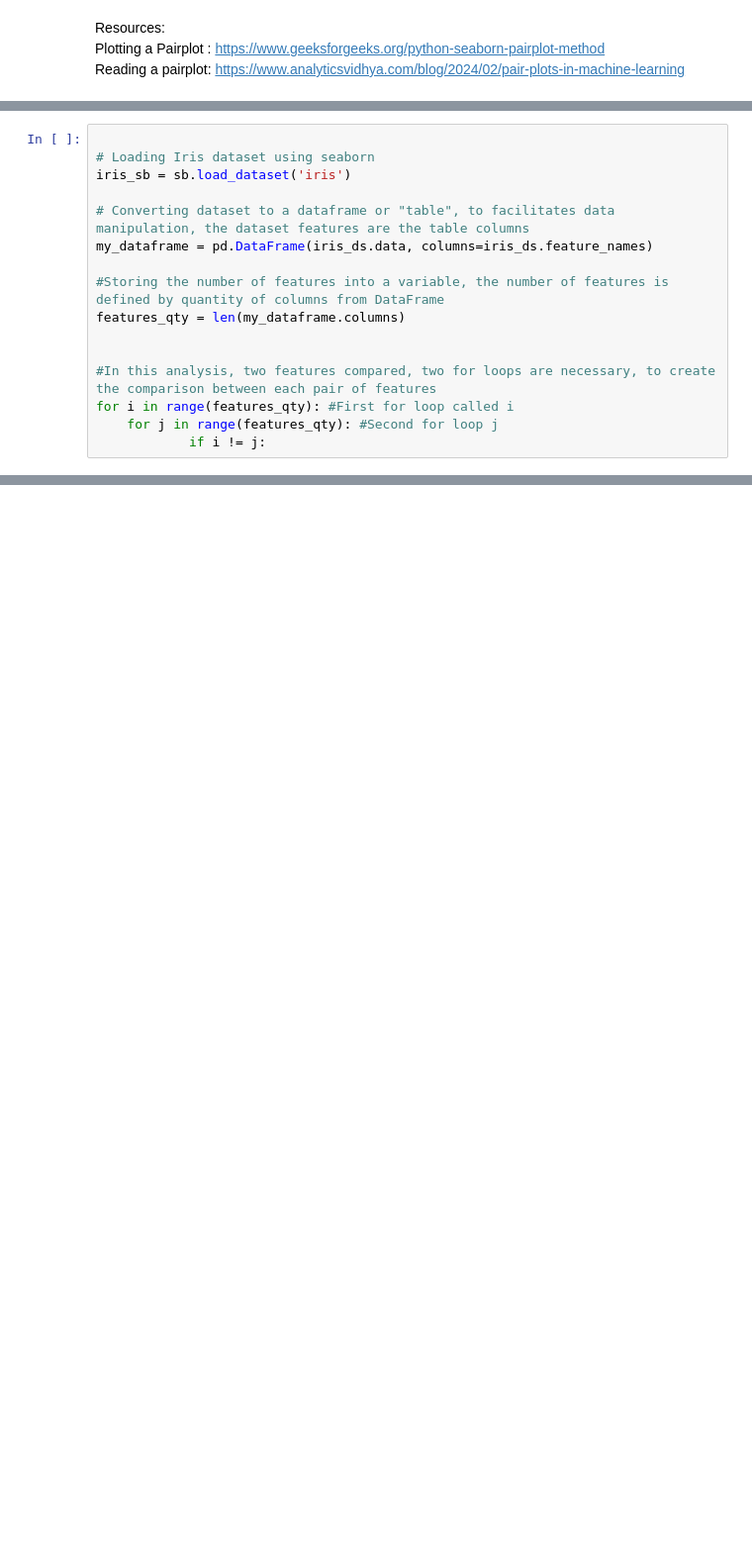
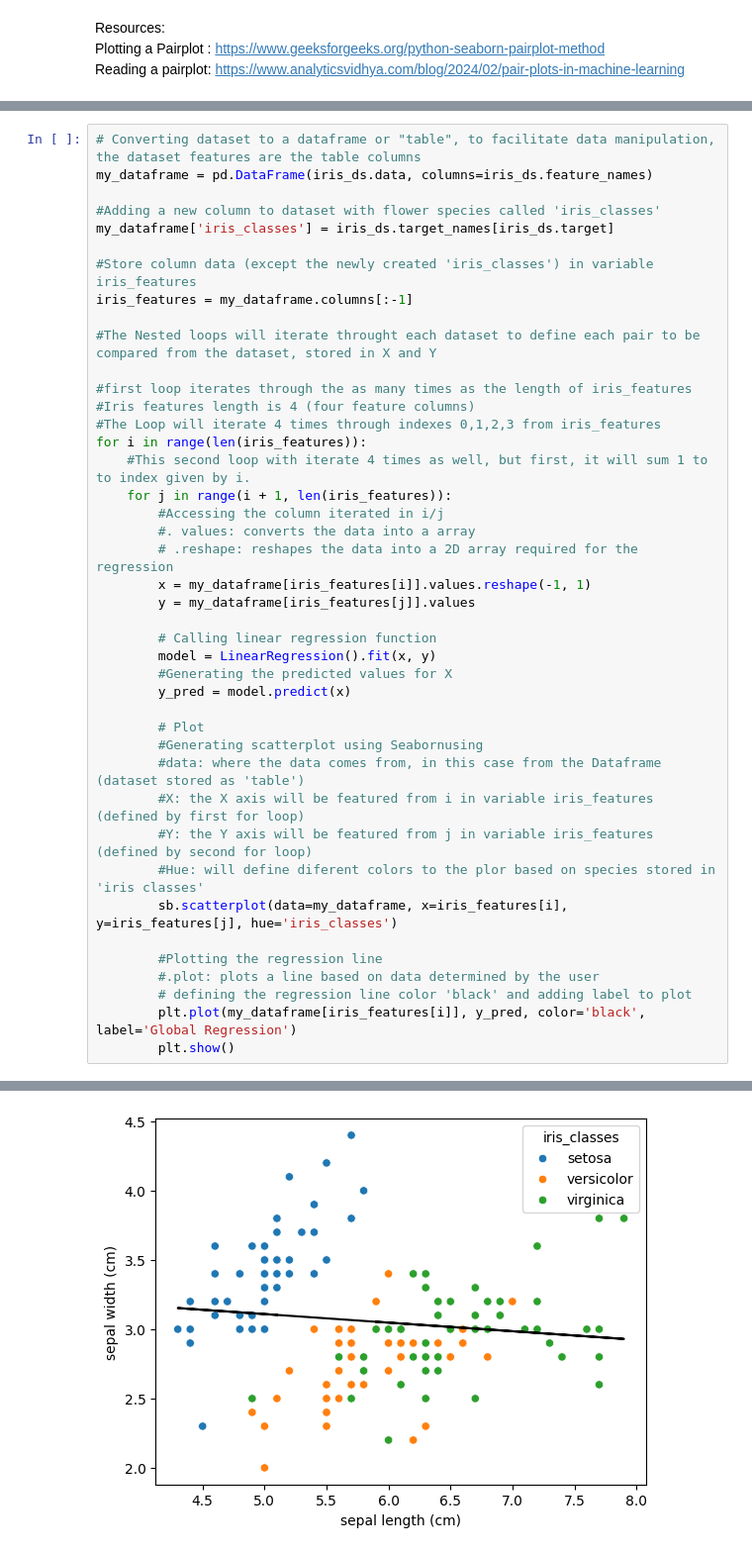
Before and after one commit to vanelyraa/pands-project, a Jupyter notebook: project.ipynb, the cells around one changed output, grey strips where cells are left out. Shown at 99% size. Drawn from its saved outputs; the diff is of its cells as text; blank space fills up the shorter version.

```diff
--- a/project.ipynb
+++ b/project.ipynb
@@ -191,17 +299,43 @@ Petal features linear regression
 # %%
-
-# Loading Iris dataset using seaborn
-iris_sb = sb.load_dataset('iris')
-
-# Converting dataset to a dataframe or "table", to facilitates data manipulation, the dataset features are the table columns
+# Converting dataset to a dataframe or "table", to facilitate data manipulation, the dataset features are the table columns
 my_dataframe = pd.DataFrame(iris_ds.data, columns=iris_ds.feature_names)
 
-#Storing the number of features into a variable, the number of features is defined by quantity of columns from DataFrame
-features_qty = len(my_dataframe.columns)
+#Adding a new column to dataset with flower species called 'iris_classes'
+my_dataframe['iris_classes'] = iris_ds.target_names[iris_ds.target]
 
+#Store column data (except the newly created 'iris_classes') in variable iris_features
+iris_features = my_dataframe.columns[:-1]
 
-#In this analysis, two features compared, two for loops are necessary, to create the comparison between each pair of features
-for i in range(features_qty): #First for loop called i
-    for j in range(features_qty): #Second for loop j
-            if i != j:
+#The Nested loops will iterate throught each dataset to define each pair to be compared from the dataset, stored in X and Y
+
+#first loop iterates through the as many times as the length of iris_features
+#Iris features length is 4 (four feature columns)
+#The Loop will iterate 4 times through indexes 0,1,2,3 from iris_features
+for i in range(len(iris_features)):
+    #This second loop with iterate 4 times as well, but first, it will sum 1 to to index given by i.
+    for j in range(i + 1, len(iris_features)):
+        #Accessing the column iterated in i/j
+        #. values: converts the data into a array
+        # .reshape: reshapes the data into a 2D array required for the regression
+        x = my_dataframe[iris_features[i]].values.reshape(-1, 1)
+        y = my_dataframe[iris_features[j]].values
+
+        # Calling linear regression function
+        model = LinearRegression().fit(x, y)
+        #Generating the predicted values for X
+        y_pred = model.predict(x)
+
+        # Plot
+        #Generating scatterplot using Seabornusing
+        #data: where the data comes from, in this case from the Dataframe (dataset stored as 'table')
+        #X: the X axis will be featured from i in variable iris_features (defined by first for loop)
+        #Y: the Y axis will be featured from j in variable iris_features (defined by second for loop)
+        #Hue: will define diferent colors to the plor based on species stored in 'iris classes'
+        sb.scatterplot(data=my_dataframe, x=iris_features[i], y=iris_features[j], hue='iris_classes')
+
+        #Plotting the regression line
+        #.plot: plots a line based on data determined by the user
+        # defining the regression line color 'black' and adding label to plot
+        plt.plot(my_dataframe[iris_features[i]], y_pred, color='black', label='Global Regression')
+        plt.show()
 # %% [output]
@@ -208,0 +342 @@ SyntaxError: incomplete input (3920622416.py, line 16)
+[figure, added]
```
Also changed, not shown: parts of 31 cells of this notebook, 2 other files.
